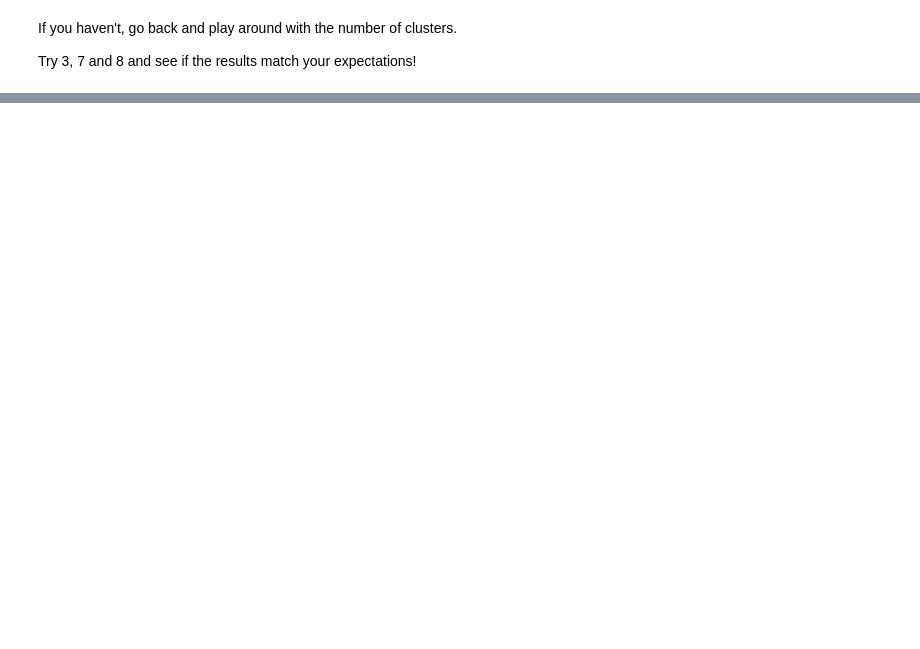
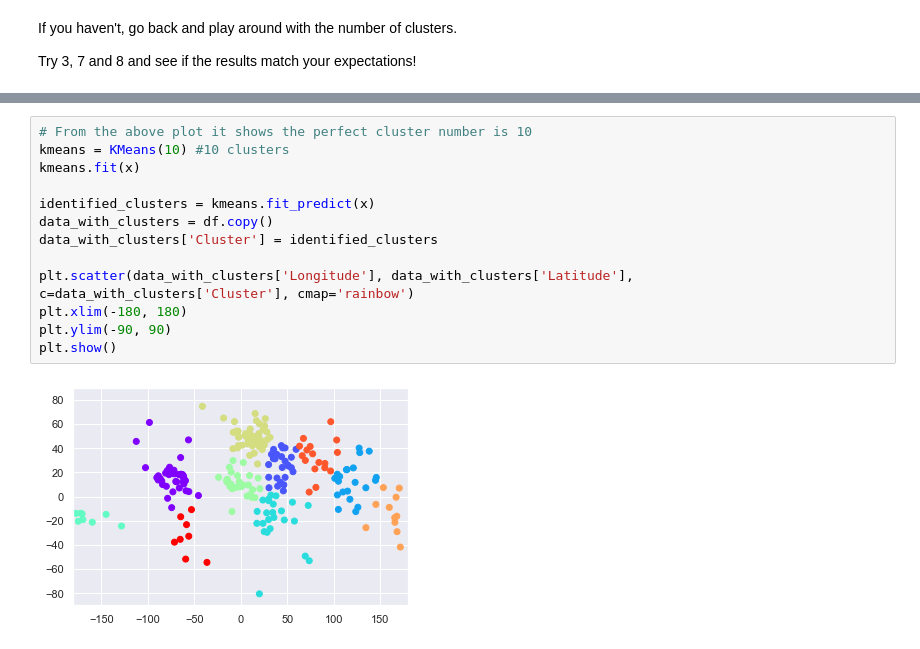
Before and after one commit to thalladasaikumar/data-science-learning, a Jupyter notebook: 3_Cluster Analysis/2_Cluster Countries/Clustering Countries.ipynb, the cells around one changed output, grey strips where cells are left out. Saved outputs shown, nothing was run; the diff lists cells and outputs as text; blank space fills up the shorter version.

```diff
--- a/3_Cluster Analysis/2_Cluster Countries/Clustering Countries.ipynb
+++ b/3_Cluster Analysis/2_Cluster Countries/Clustering Countries.ipynb
@@ -174,0 +234,15 @@ plt.show()
+# %%
+# From the above plot it shows the perfect cluster number is 10
+kmeans = KMeans(10) #10 clusters
+kmeans.fit(x)
+
+identified_clusters = kmeans.fit_predict(x)
+data_with_clusters = df.copy()
+data_with_clusters['Cluster'] = identified_clusters
+
+plt.scatter(data_with_clusters['Longitude'], data_with_clusters['Latitude'], c=data_with_clusters['Cluster'], cmap='rainbow')
+plt.xlim(-180, 180)
+plt.ylim(-90, 90)
+plt.show()
+# %% [output]
+[figure, added]
```
Also changed, not shown: parts of 12 cells of this notebook, 2 other files.
